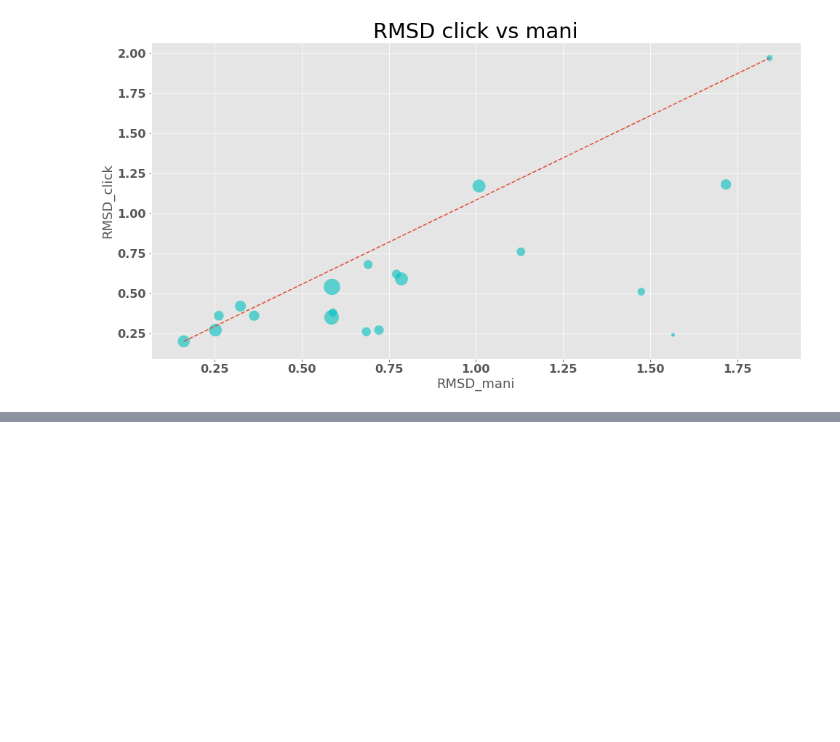
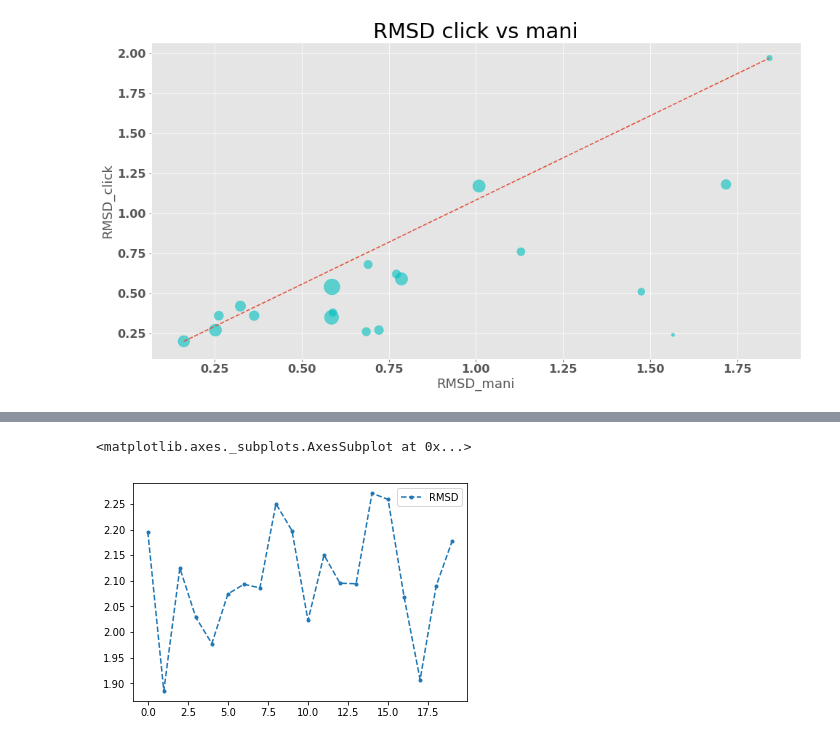
Before and after one commit to marciniega/pdbmani, a Jupyter notebook: Serch/Experimentos/script_resultados.ipynb, the cells around one changed output, grey strips where cells are left out. Saved outputs shown, nothing was run; the diff lists cells and outputs as text; code cells hidden in the pictures; blank space fills up the shorter version.

```diff
--- a/Serch/Experimentos/script_resultados.ipynb
+++ b/Serch/Experimentos/script_resultados.ipynb
@@ -486,0 +546,5 @@ plt.plot([df_result.RMSD_mani.min(),df_result.RMSD_mani.max()],
+# %%
+df.plot(y='RMSD',style='.--')
+# %% [output]
+<matplotlib.axes._subplots.AxesSubplot at 0x...>
+[figure, added]
```
Also changed, not shown: parts of 34 cells of this notebook, 8 other files.
